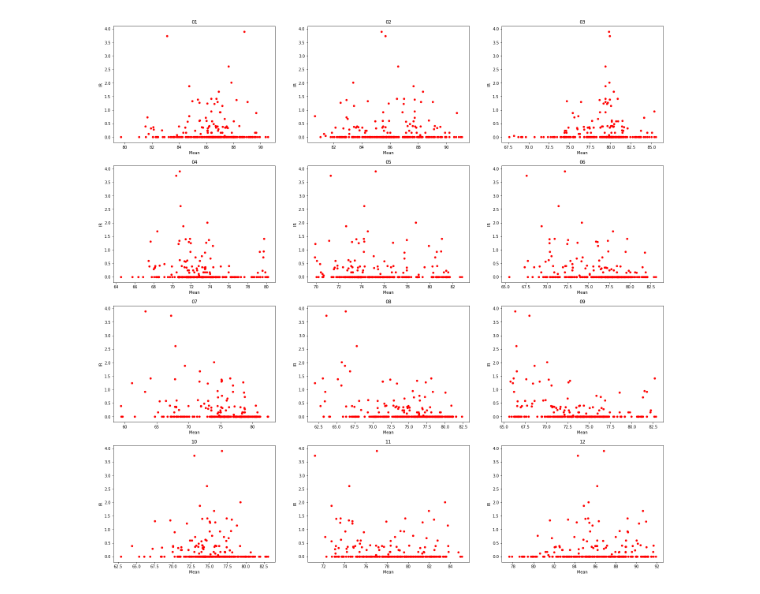
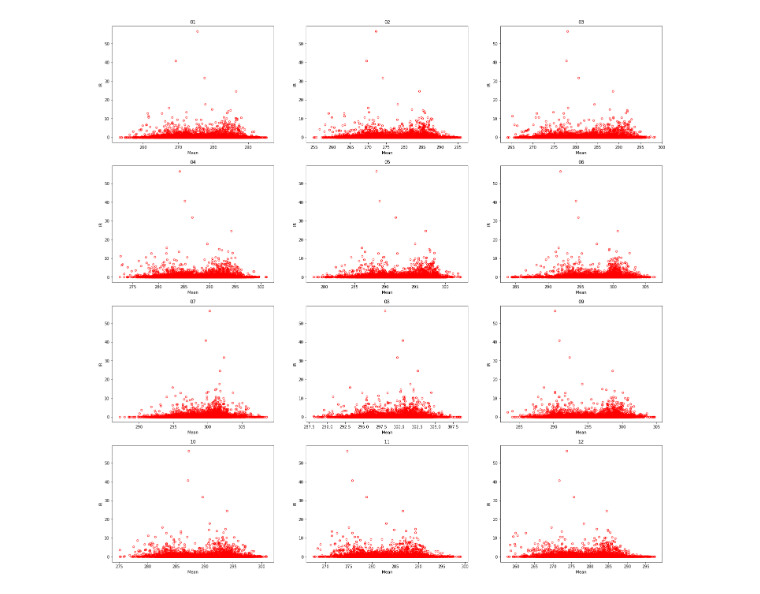
Before and after one commit to ncsa/CPRHD_WNV_GI, a Jupyter notebook: Monthly data analysis_filter_years.ipynb, the cells around one changed output. Cells and saved outputs as stored; diff of their text form; code cells hidden in the pictures.

```diff
--- a/Monthly data analysis_filter_years.ipynb
+++ b/Monthly data analysis_filter_years.ipynb
@@ -17,10 +17,10 @@ import pandas as pd
 import numpy as np
 import matplotlib.pyplot as plt
 # %%
-#variable="air.2m_masked"
+variable="air.2m_masked"
 #variable="air.sfc_masked"
 #variable="apcp_masked"
-variable="rhum.2m_masked"
+#variable="rhum.2m_masked"
 # %%
 months=["01", "02", "03", "04", "05", "06", "07", "08", "09", "10", "11", "12"]
 years=range(1999, 2016)
@@ -31,27 +31,28 @@ df.rename(columns = {'GEOID10':'GEOID'}, inplace = True)
 # %%
 for k in range(len(months)):
     df_mod=df.copy()
     for j in years:
         temp= pd.read_csv("/Users/sparshagarwal/Downloads/WMV_data/intersections/narr_urban_county_data_masked/" + variable +"/"+ str(j) + "_" + months[k] + "_masked.csv")
         temp=temp[["GEOID", "mean"]]
         temp.rename(columns = {'mean':'mean_' + str(j)}, inplace = True)
         df_mod=df_mod.join(temp.set_index('GEOID'), on='GEOID')
-        df_mod=df_mod[df_mod["STNAME"]=="Michigan"]
+        #Removing anomalous data
+        df_mod=df_mod[df_mod["STNAME"]!="California"]
     x=[]
     y=[]
     for j in range(len(df_mod)):
         for i in years:
             if(df_mod.iloc[j]["NI_IR_" + str(i)]!=0):
                 for l in range(i+1, 2016):
                     y.append(df_mod.iloc[j]["NI_IR_" + str(l)])
                     x.append(df_mod.iloc[j]["mean_" + str(l)])
                 break
 
     df_combined=pd.DataFrame()
     df_combined["Mean"]=x
     df_combined["IR"]=y
     ax=plt.subplot(4,3,k+1)
     ax.set_title(str(months[k]))
-    df_combined.plot(kind='scatter',x='Mean',y='IR',color='red', ax=ax, figsize=(25,25))
+    df_combined.plot(kind='scatter',x='Mean',y='IR', ax=ax, figsize=(25,25),color="None", edgecolors='red')
 # %% [output]
-[figure, old version]
+[figure, new version]
```
